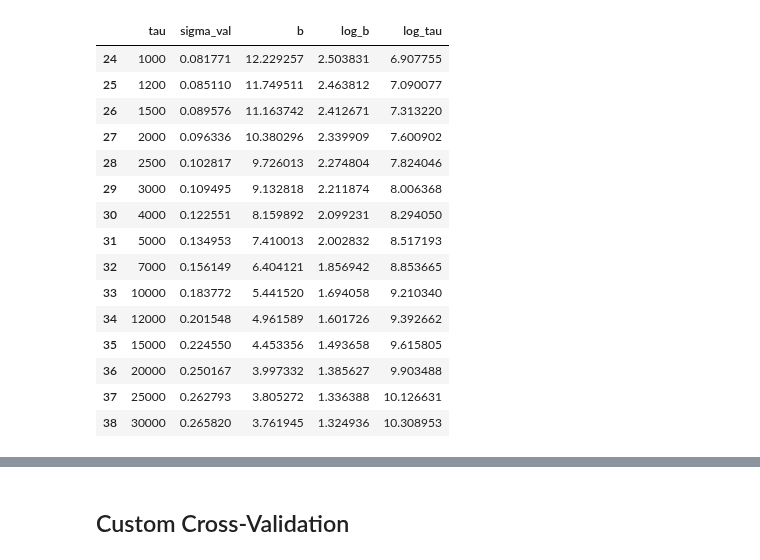
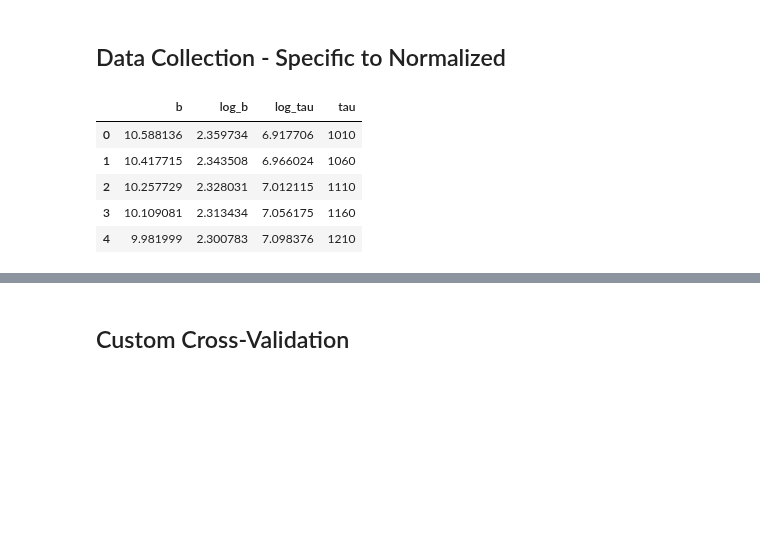
Before and after one commit to pholur/stock-market, a Jupyter notebook: Plotters/model_architecture_search.ipynb, the cells around one changed output, grey strips where cells are left out. Cells and saved outputs as stored; diff of their text form; code cells hidden in the pictures; blank space fills up the shorter version.

```diff
--- a/Plotters/model_architecture_search.ipynb
+++ b/Plotters/model_architecture_search.ipynb
@@ -1,18 +0,0 @@
-# %%
-%matplotlib inline
-
-import pandas as pd
-import numpy as np
-years = range(2004,2021)
-dictionary_of_res = {}
-for year in years:
-    path = f"z_output_mst_1Min_fixed-days_ensembles_00001_interval_years_00001/\
-z_output_mst_market-time_fixed-days_ensembles_00001_date_{year}-01-01_interval_years_00001/z_tail.txt"
-    df = pd.read_csv(path, header=None, names=["tau_index", "tau", "sigma", "sigma_val", "error"], delimiter=" ")
-    df = df[["tau", "sigma_val"]]
-    df = df[df["tau"] >= 1000]
-    df = df[df["tau"] <= 30000]
-    df["b"] = 1/df["sigma_val"]
-    df["log_b"] = np.log(df["b"])
-    df["log_tau"] = np.log(df["tau"])
-    dictionary_of_res[year] = df
@@ -19,22 +14,34 @@ z_output_mst_market-time_fixed-days_ensembles_00001_date_{year}-01-01_interval_y
+# %% [markdown]
+## Data Collection - Specific to Normalized
+# %%
+import pandas as pd
+dictionary_of_res = {}
+mode = "normalized"
+
+for year in years[:]:
+    real_taus = []
+    sigmas = []
+    for tau in taus:
+        if tau >= 1000 and tau <= 30000:
+            with open(f"{path}Histograms/hist_{mode}_{year}_{tau}.pkl", "rb") as f:
+                response = pickle.load(f)
+            sigmas.append(1.0/response["sigma"]) # inverse STD
+            real_taus.append(tau)
+
+    log_taus = np.log(real_taus)
+    log_b = np.log(sigmas)
+
+    dict_df = {"b": sigmas, "log_b": log_b, "log_tau": log_taus, "tau": real_taus}
+    dictionary_of_res[year] = pd.DataFrame(dict_df)
 # %%
-dictionary_of_res[2004]
+dictionary_of_res[2004].head()
 # %% [output]
-|  | tau | sigma_val | b | log_b | log_tau |
-| 24 | 1000 | 0.081771 | 12.229257 | 2.503831 | 6.907755 |
-| 25 | 1200 | 0.085110 | 11.749511 | 2.463812 | 7.090077 |
-| 26 | 1500 | 0.089576 | 11.163742 | 2.412671 | 7.313220 |
-| 27 | 2000 | 0.096336 | 10.380296 | 2.339909 | 7.600902 |
-| 28 | 2500 | 0.102817 | 9.726013 | 2.274804 | 7.824046 |
-| 29 | 3000 | 0.109495 | 9.132818 | 2.211874 | 8.006368 |
-| 30 | 4000 | 0.122551 | 8.159892 | 2.099231 | 8.294050 |
-| 31 | 5000 | 0.134953 | 7.410013 | 2.002832 | 8.517193 |
-| 32 | 7000 | 0.156149 | 6.404121 | 1.856942 | 8.853665 |
-| 33 | 10000 | 0.183772 | 5.441520 | 1.694058 | 9.210340 |
-| 34 | 12000 | 0.201548 | 4.961589 | 1.601726 | 9.392662 |
-| 35 | 15000 | 0.224550 | 4.453356 | 1.493658 | 9.615805 |
-| 36 | 20000 | 0.250167 | 3.997332 | 1.385627 | 9.903488 |
-| 37 | 25000 | 0.262793 | 3.805272 | 1.336388 | 10.126631 |
-| 38 | 30000 | 0.265820 | 3.761945 | 1.324936 | 10.308953 |
+|  | b | log_b | log_tau | tau |
+| 0 | 10.588136 | 2.359734 | 6.917706 | 1010 |
+| 1 | 10.417715 | 2.343508 | 6.966024 | 1060 |
+| 2 | 10.257729 | 2.328031 | 7.012115 | 1110 |
+| 3 | 10.109081 | 2.313434 | 7.056175 | 1160 |
+| 4 | 9.981999 | 2.300783 | 7.098376 | 1210 |
 # %%
 import matplotlib.pyplot as plt
 for year in years:
```
Also changed, not shown: parts of 7 cells of this notebook, 10 other files.
